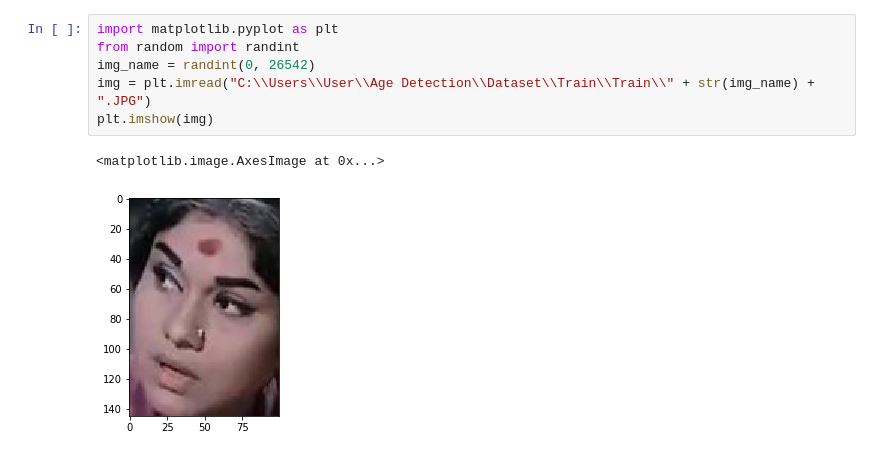
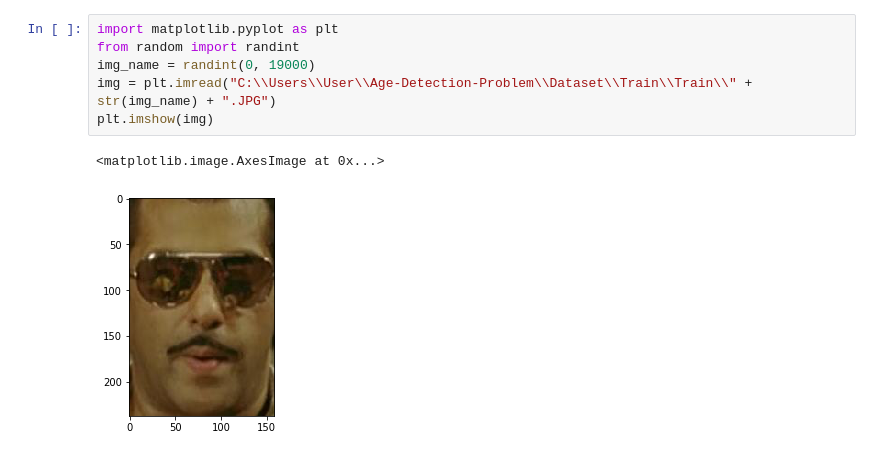
Before and after one commit to ashishu007/Age-Detection-Problem, a Jupyter notebook: Codes/Load Random Image.ipynb, the cells around one changed output. Drawn from its saved outputs; the diff is of its cells as text.

```diff
--- a/Codes/Load Random Image.ipynb
+++ b/Codes/Load Random Image.ipynb
@@ -1,9 +1,9 @@
 # %%
 import matplotlib.pyplot as plt
 from random import randint
-img_name = randint(0, 26542)
-img = plt.imread("C:\\Users\\User\\Age Detection\\Dataset\\Train\\Train\\" + str(img_name) + ".JPG")
+img_name = randint(0, 19000)
+img = plt.imread("C:\\Users\\User\\Age-Detection-Problem\\Dataset\\Train\\Train\\" + str(img_name) + ".JPG")
 plt.imshow(img)
 # %% [output]
 <matplotlib.image.AxesImage at 0x...>
-[figure, old version]
+[figure, new version]
```
